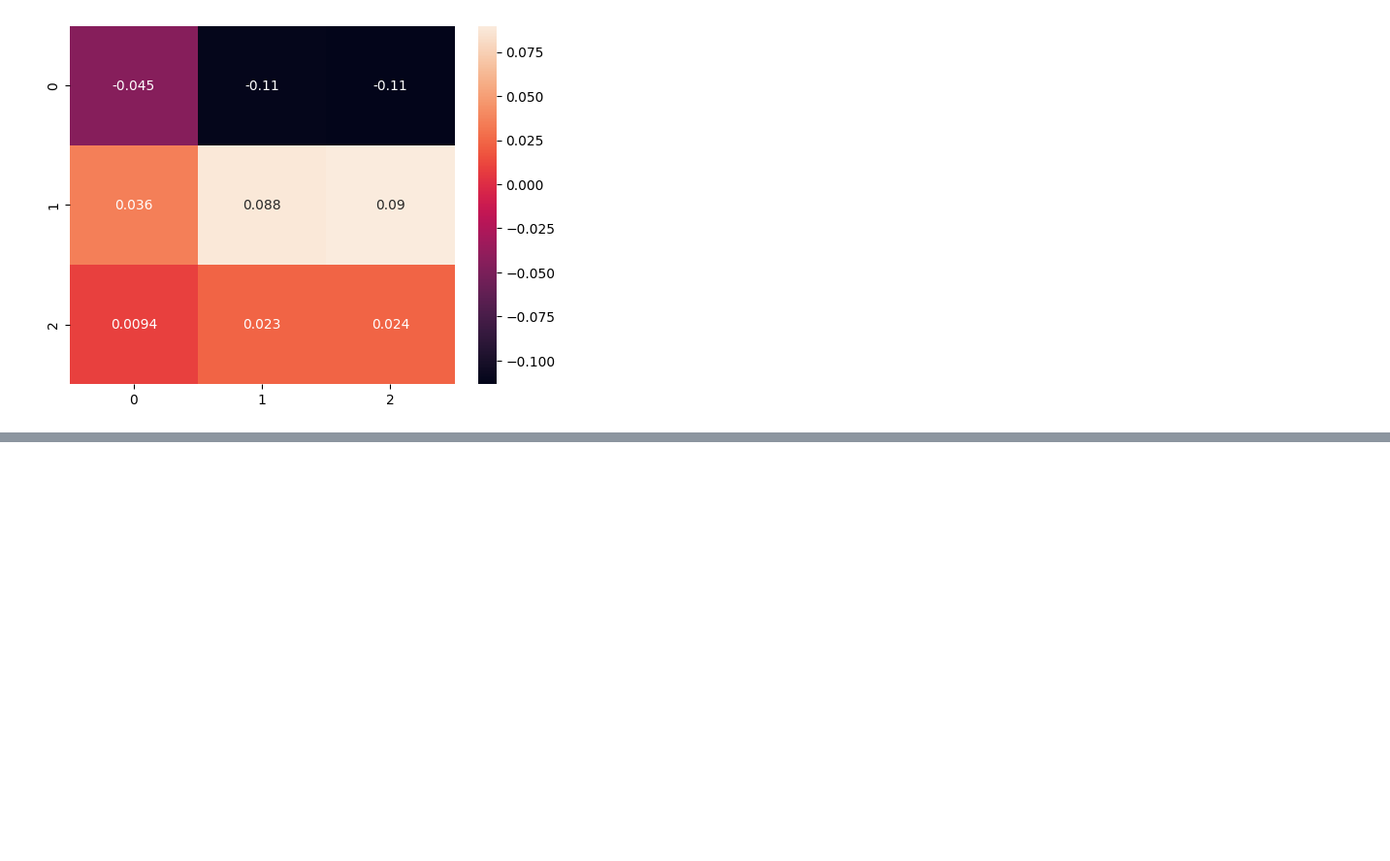
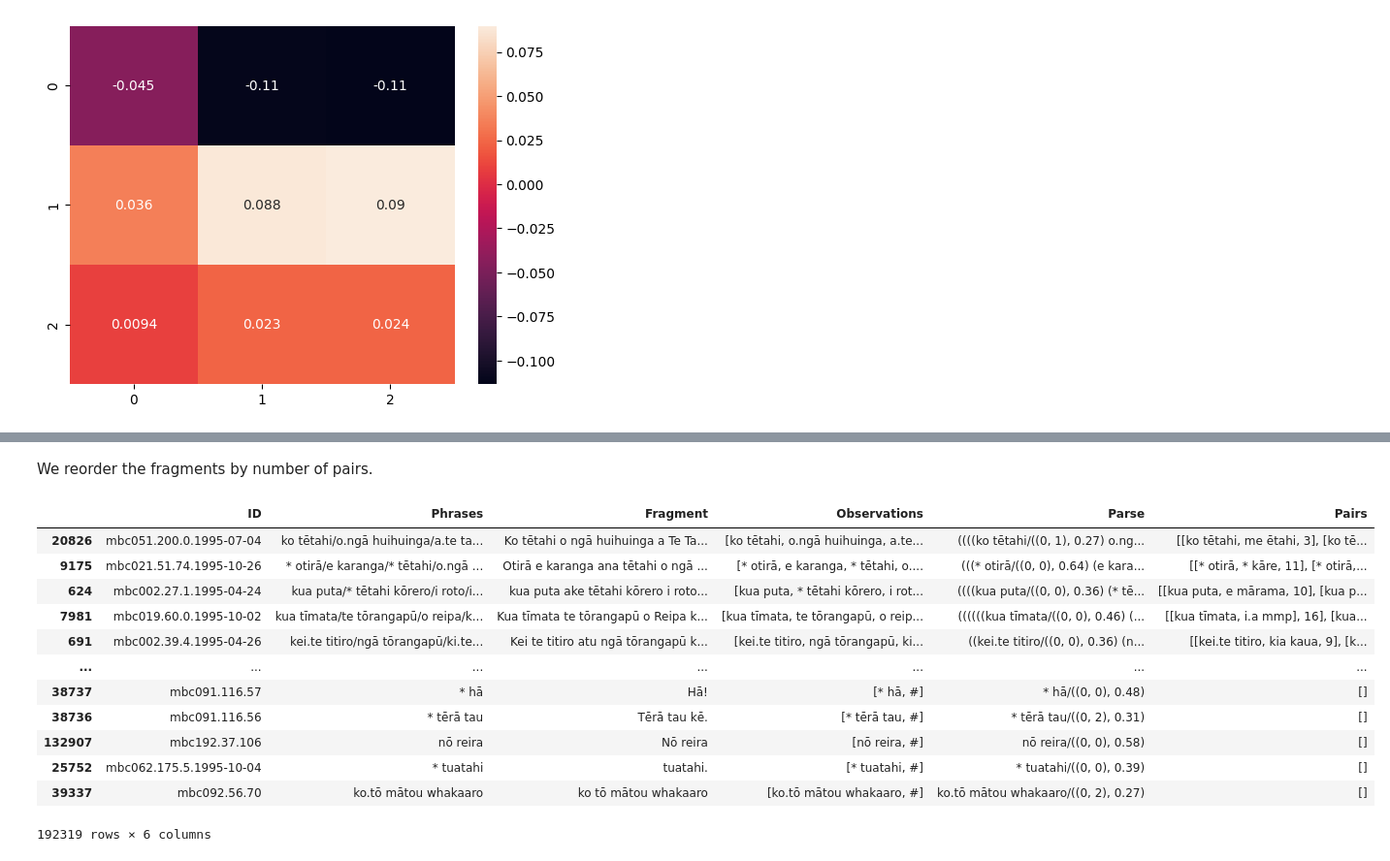
Before and after one commit to connor-taylorbrown/trm-parser, a Jupyter notebook: constructions.ipynb, the cells around one changed output, grey strips where cells are left out. Shown: that part at 97% size. Saved outputs shown, nothing was run; the diff lists cells and outputs as text; code cells hidden in the pictures; blank space fills up the shorter version.

```diff
--- a/constructions.ipynb
+++ b/constructions.ipynb
@@ -286,0 +314,21 @@ str(construction.nodes[0])
+# %% [markdown]
+We reorder the fragments by number of pairs.
+# %%
+by_length = paired['Pairs'].str.len().sort_values(ascending=False)
+paired = paired.reindex(by_length.index)
+
+paired
+# %% [output]
+|  | ID | Phrases | Fragment | Observations | Parse | Pairs |
+| 20826 | mbc051.200.0.1995-07-04 | ko tētahi/o.ngā huihuinga/a.te ta... | Ko tētahi o ngā huihuinga a Te Ta... | [ko tētahi, o.ngā huihuinga, a.te... | ((((ko tētahi/((0, 1), 0.27) o.ng... | [[ko tētahi, me ētahi, 3], [ko tē... |
+| 9175 | mbc021.51.74.1995-10-26 | * otirā/e karanga/* tētahi/o.ngā ... | Otirā e karanga ana tētahi o ngā ... | [* otirā, e karanga, * tētahi, o.... | (((* otirā/((0, 0), 0.64) (e kara... | [[* otirā, * kāre, 11], [* otirā,... |
+| 624 | mbc002.27.1.1995-04-24 | kua puta/* tētahi kōrero/i roto/i... | kua puta ake tētahi kōrero i roto... | [kua puta, * tētahi kōrero, i rot... | ((((kua puta/((0, 0), 0.36) (* tē... | [[kua puta, e mārama, 10], [kua p... |
+| 7981 | mbc019.60.0.1995-10-02 | kua tīmata/te tōrangapū/o reipa/k... | Kua tīmata te tōrangapū o Reipa k... | [kua tīmata, te tōrangapū, o reip... | ((((((kua tīmata/((0, 0), 0.46) (... | [[kua tīmata, i.a mmp], 16], [kua... |
+| 691 | mbc002.39.4.1995-04-26 | kei.te titiro/ngā tōrangapū/ki.te... | Kei te titiro atu ngā tōrangapū k... | [kei.te titiro, ngā tōrangapū, ki... | ((kei.te titiro/((0, 0), 0.36) (n... | [[kei.te titiro, kia kaua, 9], [k... |
+| ... | ... | ... | ... | ... | ... | ... |
+| 38737 | mbc091.116.57 | * hā | Hā! | [* hā, #] | * hā/((0, 0), 0.48) | [] |
+| 38736 | mbc091.116.56 | * tērā tau | Tērā tau kē. | [* tērā tau, #] | * tērā tau/((0, 2), 0.31) | [] |
+| 132907 | mbc192.37.106 | nō reira | Nō reira | [nō reira, #] | nō reira/((0, 0), 0.58) | [] |
+| 25752 | mbc062.175.5.1995-10-04 | * tuatahi | tuatahi. | [* tuatahi, #] | * tuatahi/((0, 0), 0.39) | [] |
+| 39337 | mbc092.56.70 | ko.tō mātou whakaaro | ko tō mātou whakaaro | [ko.tō mātou whakaaro, #] | ko.tō mātou whakaaro/((0, 2), 0.27) | [] |
+192319 rows × 6 columns
```
Also changed, not shown: parts of 9 cells of this notebook, 4 other files.
